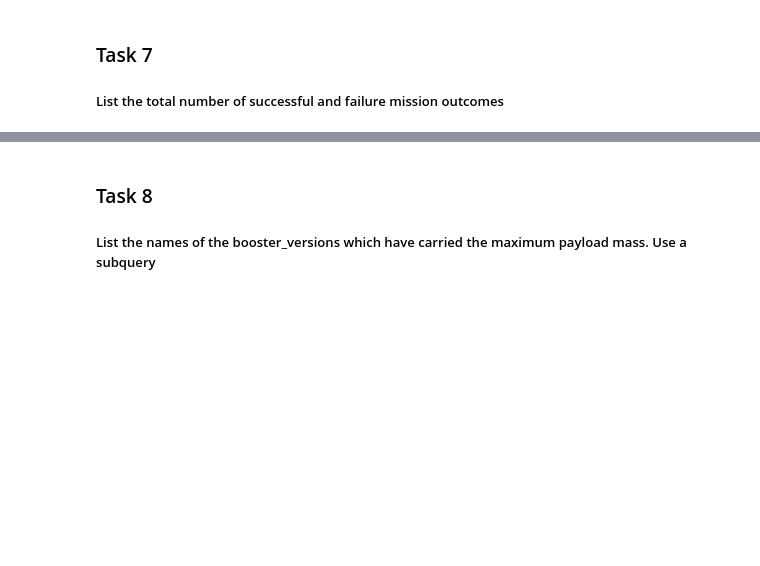
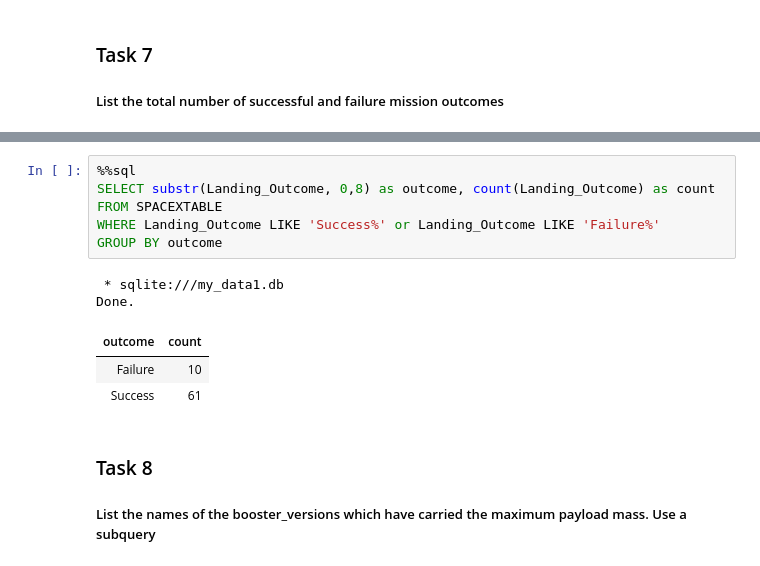
Before and after one commit to mutekiaji/IBM_DataScience, a Jupyter notebook: jupyter-labs-eda-sql-coursera_sqllite.ipynb, the cells around one changed output, grey strips where cells are left out. Saved outputs shown, nothing was run; the diff lists cells and outputs as text; blank space fills up the shorter version.

```diff
--- a/jupyter-labs-eda-sql-coursera_sqllite.ipynb
+++ b/jupyter-labs-eda-sql-coursera_sqllite.ipynb
@@ -211,3 +240,14 @@ Done.
+# %%
+%%sql
+SELECT substr(Landing_Outcome, 0,8) as outcome, count(Landing_Outcome) as count FROM SPACEXTABLE
+WHERE Landing_Outcome LIKE 'Success%' or Landing_Outcome LIKE 'Failure%'
+GROUP BY outcome
+# %% [output]
+ * sqlite:///my_data1.db
+Done.
+| outcome | count |
+| Failure | 10 |
+| Success | 61 |
 # %% [markdown]
 ### Task 8
 
```
Also changed, not shown: parts of 9 cells of this notebook.
